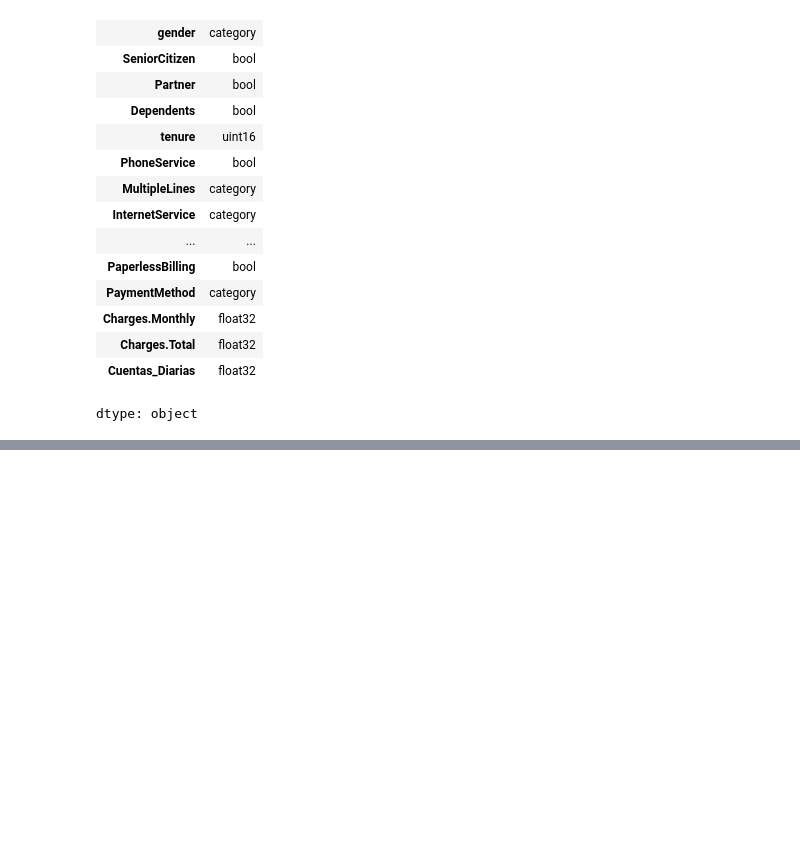
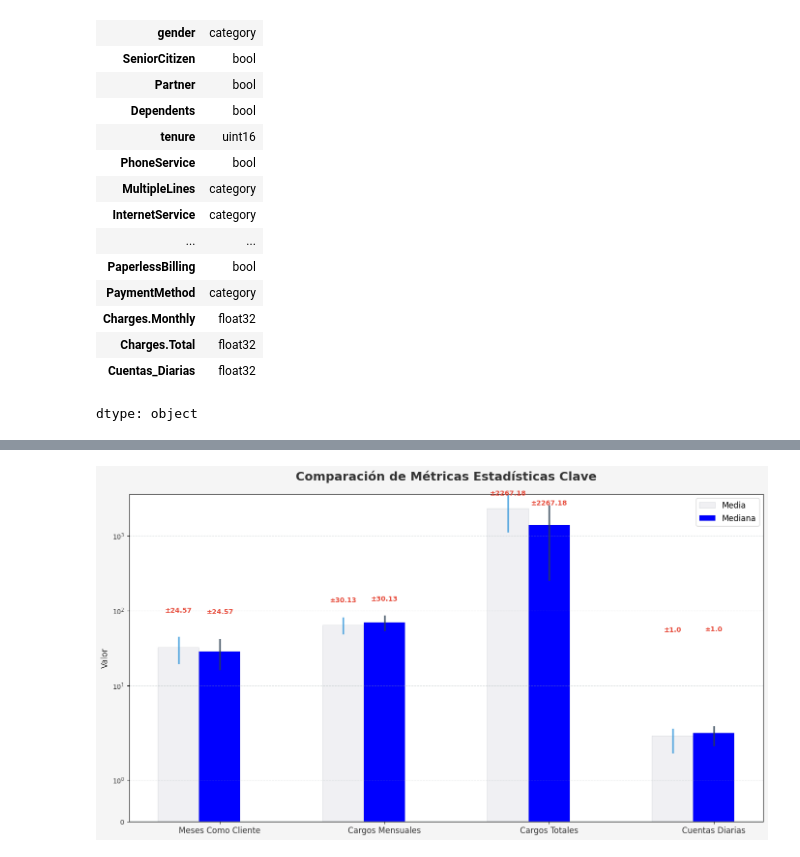
Before and after one commit to lunablanco/TelecomX_data_analysis, a Jupyter notebook: TelecomX1.ipynb, the cells around one changed output, grey strips where cells are left out. Saved outputs shown, nothing was run; the diff lists cells and outputs as text; code cells hidden in the pictures; blank space fills up the shorter version.

```diff
--- a/TelecomX1.ipynb
+++ b/TelecomX1.ipynb
@@ -420,0 +493,66 @@ fatal: could not read Username for 'https://github.com': No such device or addre
+# %%
+import numpy as np
+import matplotlib.pyplot as plt
+import seaborn as sns
+
+palette = sns.color_palette("light:b", n_colors=2)
+color_media = palette[0]
+color_mediana = palette[1]
+
+
+variables = ['Meses_Como_Cliente', 'Cargos_Mensuales', 'Cargos_Totales', 'Cuentas_Diarias']
+media = [32.35, 64.72, 2279.29, 2.16]
+mediana = [29.00, 70.30, 1391.00, 2.34]
+desviacion = [24.57, 30.13, 2267.18, 1.00]
+
+x = np.arange(len(variables))
+ancho = 0.25
+
+plt.figure(figsize=(14, 8), facecolor='#F5F5F5', )  # Fondo gris claro
+
+# Barras
+plt.bar(x - ancho, media, ancho, label='Media', color=color_media, edgecolor='#2c3e50', linewidth=0.1)
+plt.bar(x, mediana, ancho, label='Mediana', color=color_mediana, edgecolor='#2c3e50', linewidth=0.1)
+
+
+for i, (m, d) in enumerate(zip(media, desviacion)):
+    #  media
+    plt.plot([i - ancho, i - ancho], [m - d/2, m + d/2],
+             color='#3498db', linewidth=2.5, alpha=0.8)
+
+    #  mediana
+    plt.plot([i, i], [mediana[i] - desviacion[i]/2, mediana[i] + desviacion[i]/2],
+             color='#2c3e50', linewidth=2.5, alpha=0.8)
+
+    # Etiquetas con color contrastante
+    plt.text(i - ancho, m + d/2 + 50, f'±{d}',
+             ha='center', fontsize=10, color='#e74c3c', fontweight='bold')
+
+    plt.text(i, mediana[i] + desviacion[i]/2 + 50, f'±{d}',
+             ha='center', fontsize=10, color='#e74c3c', fontweight='bold')
+
+
+plt.xticks(x, [var.replace('_', ' ') for var in variables], fontsize=12, color='#333333')
+plt.ylabel('Valor', fontsize=12, color='#333333')
+plt.title('Comparación de Métricas Estadísticas Clave',  fontsize=18, pad=20, color='#333333', fontweight='bold')
+plt.legend(fontsize=12, frameon=True, facecolor='white')
+
+
+plt.grid(axis='y', linestyle='--', alpha=0.3, color='#95a5a6')
+
+
+plt.yscale('symlog')
+plt.yticks(fontsize=10, color='#333333')
+
+
+plt.axhline(y=0, color='#7f8c8d', linestyle='-', alpha=0.5)
+
+
+plt.tight_layout()
+plt.subplots_adjust(top=0.9)
+
+# Guardar
+plt.savefig('metricas_estadisticas_lightb.png', dpi=300, bbox_inches='tight', transparent=True)
+plt.show()
+# %% [output]
+[figure, added]
```
Also changed, not shown: parts of 47 cells of this notebook.
